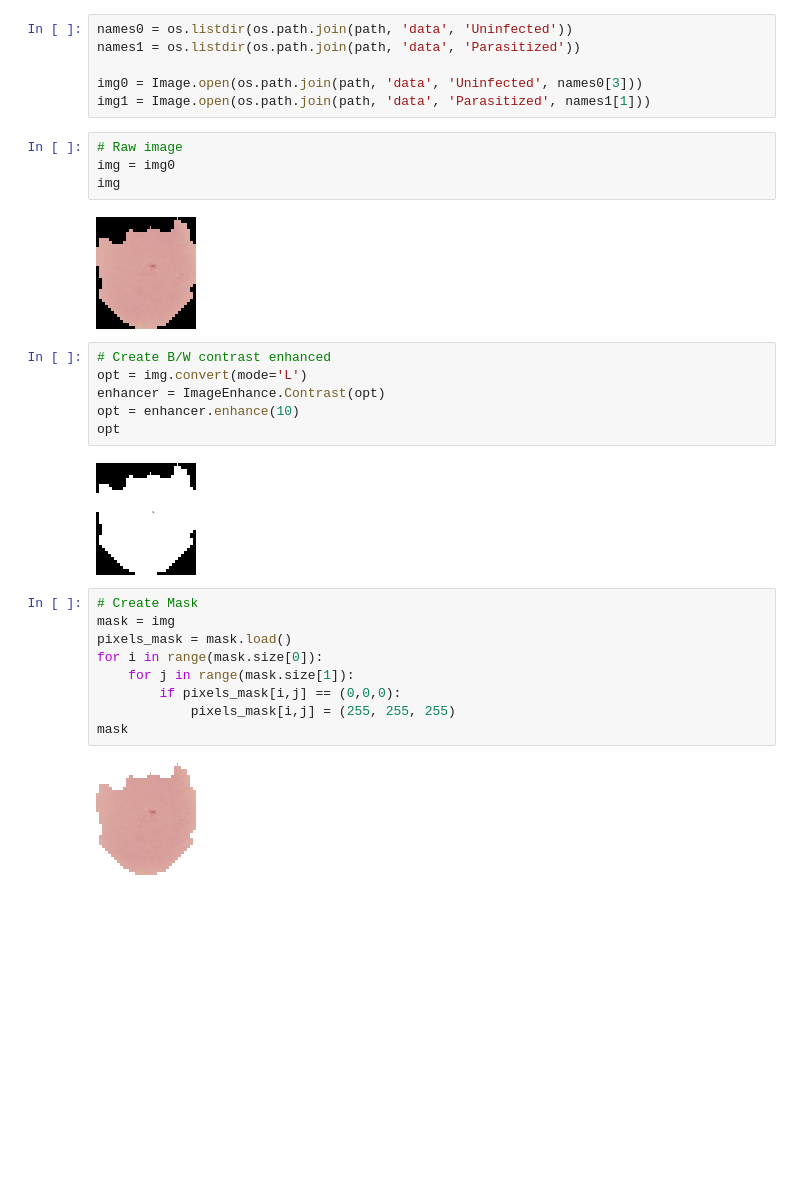
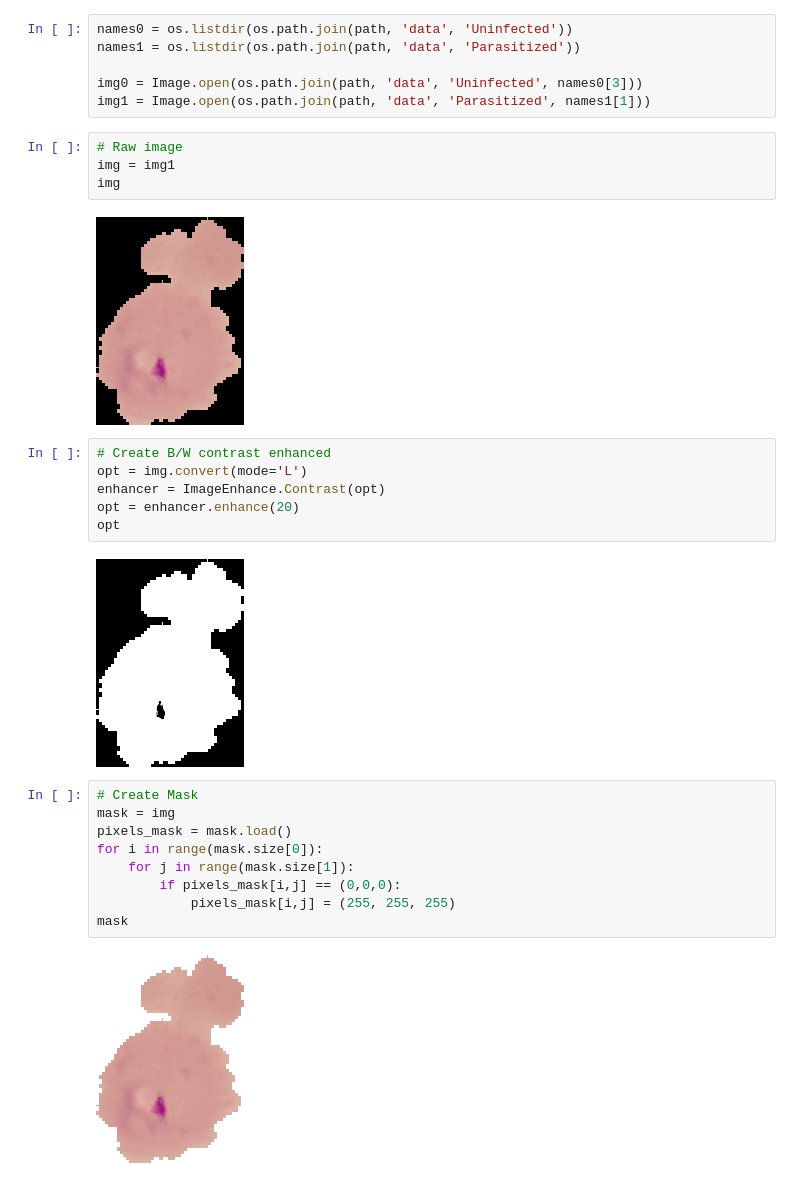
Before and after one commit to TheMrKingent/Cells, a Jupyter notebook: PreliminaryTest.ipynb, the cells around one changed output. Drawn from its saved outputs; the diff is of its cells as text; blank space fills up the shorter version.

```diff
--- a/PreliminaryTest.ipynb
+++ b/PreliminaryTest.ipynb
@@ -14,18 +14,18 @@ img0 = Image.open(os.path.join(path, 'data', 'Uninfected', names0[3]))
 img1 = Image.open(os.path.join(path, 'data', 'Parasitized', names1[1]))
 # %%
 # Raw image
-img = img0
+img = img1
 img
 # %% [output]
-[figure, old version]
+[figure, new version]
 # %%
 # Create B/W contrast enhanced
 opt = img.convert(mode='L')
 enhancer = ImageEnhance.Contrast(opt)
-opt = enhancer.enhance(10)
+opt = enhancer.enhance(20)
 opt
 # %% [output]
-[figure, old version]
+[figure, new version]
 # %%
 # Create Mask
 mask = img
@@ -36,7 +36,7 @@ for i in range(mask.size[0]):
             pixels_mask[i,j] = (255, 255, 255)
 mask
 # %% [output]
-[figure, old version]
+[figure, new version]
 # %%
 # Join Mask over B/W
 pixels_opt = opt.load()
```
Also changed, not shown: parts of 2 cells of this notebook, 3 other files.
